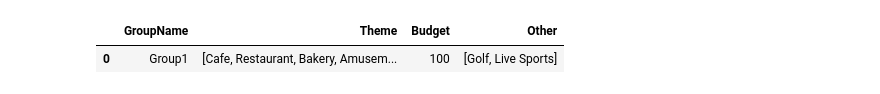
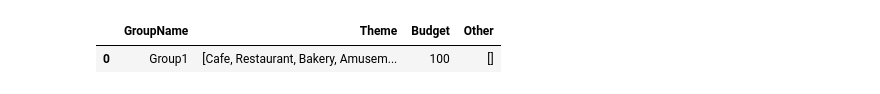
Before and after one commit to headStarter-Travel-app/ProxiLinkBackend, a Jupyter notebook: HybridModel copy.ipynb, the cells around one changed output. Drawn from its saved outputs; the diff is of its cells as text; code cells hidden in the pictures.

```diff
--- a/HybridModel copy.ipynb
+++ b/HybridModel copy.ipynb
@@ -945,21 +995,21 @@ food_and_drink = [
 # %%
 user_profile = {
     "GroupName": "Group1",
     "Theme": romantic_date,
     "Budget": 100,
-    "Other": ["Golf", "Live Sports"]
+    "Other": []
 }
 df_user_profile = pd.DataFrame([user_profile])
 
 # Print the DataFrame
 df_user_profile
 
 
 #Add in Budget, Time of Day, and based on theme, categories will change (So it iwll emphasize EX on a date, Parks, Shopping, Cafe and Restaurants)
 #User profile doesnt need any of the expanded shopping and stuff cuz that was already used to get all the recommendations. The Profile will have parameters form the model ONLY
 # %% [output]
 |  | GroupName | Theme | Budget | Other |
-| 0 | Group1 | [Cafe, Restaurant, Bakery, Amusem... | 100 | [Golf, Live Sports] |
+| 0 | Group1 | [Cafe, Restaurant, Bakery, Amusem... | 100 | [] |
 # %%
 places_df['combined_category'] = places_df.apply(lambda row: [row['category'], row['category2']], axis=1)
 
```
Also changed, not shown: parts of 7 cells of this notebook.
